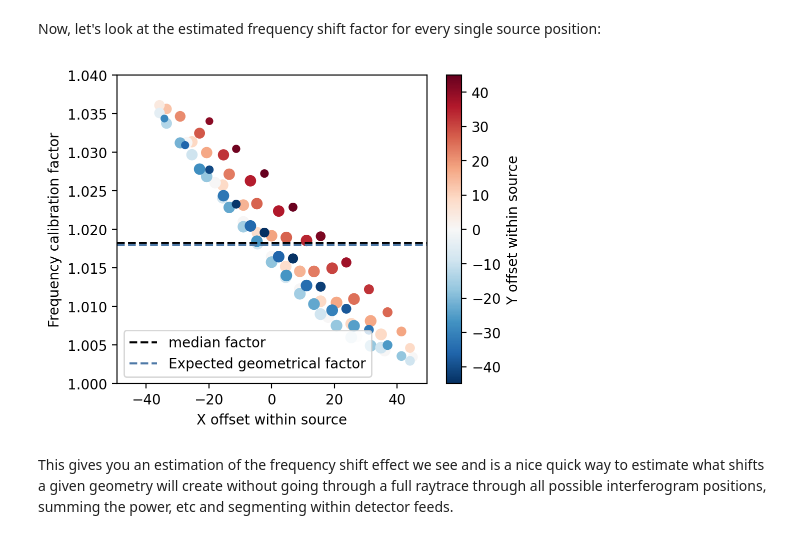
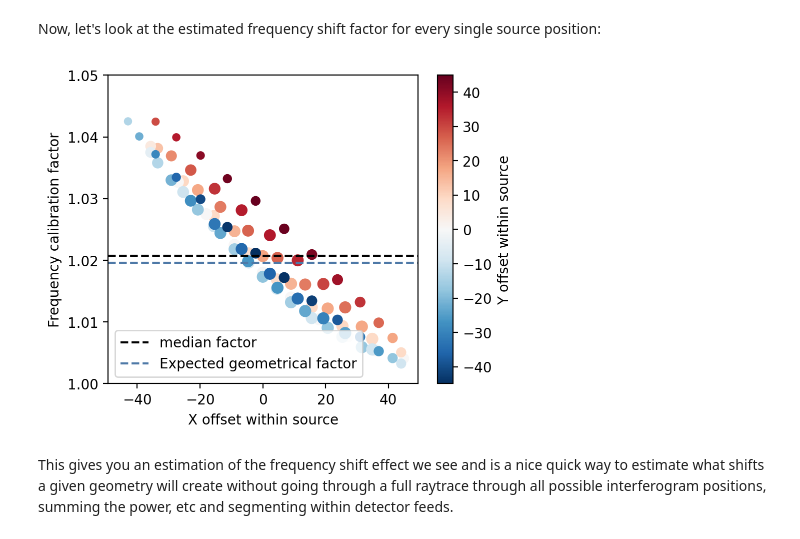
Before and after one commit to tdalford/FTS-Simulation, a Jupyter notebook: Example_Simulation_20260129.ipynb, the cells around one changed output. Drawn from its saved outputs; the diff is of its cells as text; code cells hidden in the pictures.

Commit message:
Update example sim file for slight dim modification and better focus choice, add local rotation to coupling optics plot

```diff
--- a/Example_Simulation_20260129.ipynb
+++ b/Example_Simulation_20260129.ipynb
@@ -230,6 +230,9 @@ def rotate_ellipse(xvals, yvals, z1_vals, z2_vals, theta):
 
 LAST_LENS_EDGE = [-231.24377979, -266.21940725, 0.]
 COUPLING_OPTICS_ORIGIN = [-233.28894593160666, -276.84436350628596, 0.]
+
+with open("20260223_fts_dims.yaml", "r") as stream:
+    config = yaml.safe_load(stream)
 # %% [markdown]
 # Create mesh of ellipse points to plot
 # %%
@@ -309,17 +286,11 @@ center: [-0.0, -466.6171, 0.0] range: [42.2727, 200.0, 40.7508]
 x_disp = 0
 y_disp = 0
 
-with open("lab_fts_dims_act.yml", "r") as stream:
-    config = yaml.safe_load(stream)
-
 # Use uniform rays in theta and phi to better visualize.
 starting_rays = utils.create_source_rays_uniform_from_start_displacement(
-    config['detector']['center'], config['detector']['normal_vec'], x_disp,
+    config['source']['center'], config['source']['normal_vec'], x_disp,
     y_disp, 2, 5, config, theta_bound=0.06, check_rays=False,
     timeout=100)
-
-with open("lab_fts_dims_mcmahon_backwards.yml", "r") as stream:
-    config = yaml.safe_load(stream)
 
 mirror_y = 10
 mirror_position = [0, mirror_y, 0]
@@ -330,7 +301,7 @@ final_rays = rt.run_rays_through_sim(
     starting_rays, config, np.array(config['origins']['mirror']) + np.array(
         mirror_position), paths=possible_paths)
 
-transformed_rays = utils.transform_rays_to_coupling_optics_frame(final_rays)
+transformed_rays = utils.transform_rays_to_coupling_optics_frame(final_rays, config)
 
 # plot the initial ray steps- not used in actual computations, but good for visualization.
 all_points = []
@@ -350,7 +321,7 @@ plot_all_items(config, all_points, all_vectors, all_distances, mirror_position,
                fig=fig, ray_alpha=.2)
 
 out_forwards = csims.run_rays_forwards_input_rays(
-    transformed_rays, z_ap=csims.FOCUS[2] + .5, plot=True, fig=fig, color='black')
+    transformed_rays, z_ap=csims.FOCUS[2] + .65, plot=True, fig=fig, color='black', config=config)
 fig.update_layout(scene = dict(
     yaxis=dict(range=[-1000, 500]),
     zaxis=dict(range=[-300, 300]),
@@ -376,28 +347,24 @@ This function, given an initial starting position from which the rays disperse,
 will trace the rays through the whole optical system given one central mirror
 position:
 # %%
-def total_forward_raytrace(x_disp, y_disp, n_linear_theta=100, n_linear_phi=100,
+def total_forward_raytrace(x_disp, y_disp, config, n_linear_theta=100, n_linear_phi=100,
                            mirror_position=0):
-    with open("lab_fts_dims_act.yml", "r") as stream:
-        config = yaml.safe_load(stream)
 
     # change to using lambertian
     starting_rays = utils.create_source_rays_lambertian(
-        config['detector']['center'], config['detector']['normal_vec'], x_disp,
+        config['source']['center'], config['source']['normal_vec'], x_disp,
         y_disp, n_linear_theta, n_linear_phi, config, theta_bound=np.pi / 2,
         check_rays=True, timeout=100)
-
-    with open("lab_fts_dims_mcmahon_backwards.yml", "r") as stream:
-        config = yaml.safe_load(stream)
 
     possible_paths = [path[::-1] for path in rt.get_possible_paths()]
     final_rays = rt.run_rays_through_sim(
         starting_rays, config, list(np.add(np.array(config['origins']['mirror']),
             [0, mirror_position, 0])), paths=possible_paths)
 
-    transformed_rays = utils.transform_rays_to_coupling_optics_frame(final_rays)
+    transformed_rays = utils.transform_rays_to_coupling_optics_frame(final_rays, config)
+    # The focus I initialled estimated is a little off
     out_forwards = csims.run_rays_forwards_input_rays(
-        transformed_rays, z_ap=csims.FOCUS[2], plot=False, fig=fig, color='red')
+        transformed_rays, z_ap=csims.FOCUS[2] + 0.65, plot=False, fig=fig, color='red')
     return out_forwards
 # %%
 # Only ~100 points around the circle to save on time. In my full analysis I chose 625.
@@ -409,8 +376,8 @@ total_out = []
 for (x_start, y_start) in tqdm(zip(x_vals, y_vals)):
     # Use a ton of points in the theta direction since most of them end up missing the
     # initial aperture (already accounted for in the source generation).
-    out_indiv = total_forward_raytrace(x_start, y_start, mirror_position=pos,
-                                      n_linear_theta=3000, n_linear_phi=15)
+    out_indiv = total_forward_raytrace(x_start, y_start, config, mirror_position=pos,
+                                       n_linear_theta=3000, n_linear_phi=15)
     total_out.append(out_indiv)
 
     coords.append((x_start, y_start))
@@ -459,23 +426,23 @@ for indiv_out in total_out:
 # %%
 lens = np.array([t.shape[1] for t in total_out])
 plt.scatter(np.array(coords)[:, 0], np.abs(facs), c=np.array(coords)[:, 1],
             cmap='RdBu_r', s=lens / 30)
 plt.colorbar(label="Y offset within source")
 # plt.xlim(-35, 35)
 
 # There are some outliers due to some source points mostly missing the final detector.
 # Clipping the y range as a result, and using the median
 mean_fac = np.mean(np.abs(facs)[np.abs(facs) < 2])
 plt.axhline(mean_fac, label="median factor", color="black", ls="--")
-plt.axhline(1.018, label="Expected geometrical factor", ls="--")
+plt.axhline(1.0196, label="Expected geometrical factor", ls="--")
 
 plt.legend(loc='lower left')
-plt.ylim(1, 1.04)
+plt.ylim(1, 1.05)
 plt.xlabel('X offset within source')
 plt.ylabel('Frequency calibration factor')
 plt.show()
 # %% [output]
-[figure, old version]
+[figure, new version]
 # %% [markdown]
 This gives you an estimation of the frequency shift effect we see and is a nice
 quick way to estimate what shifts a given geometry will create without going
```
Also changed, not shown: parts of 11 cells of this notebook, 1 other file.
